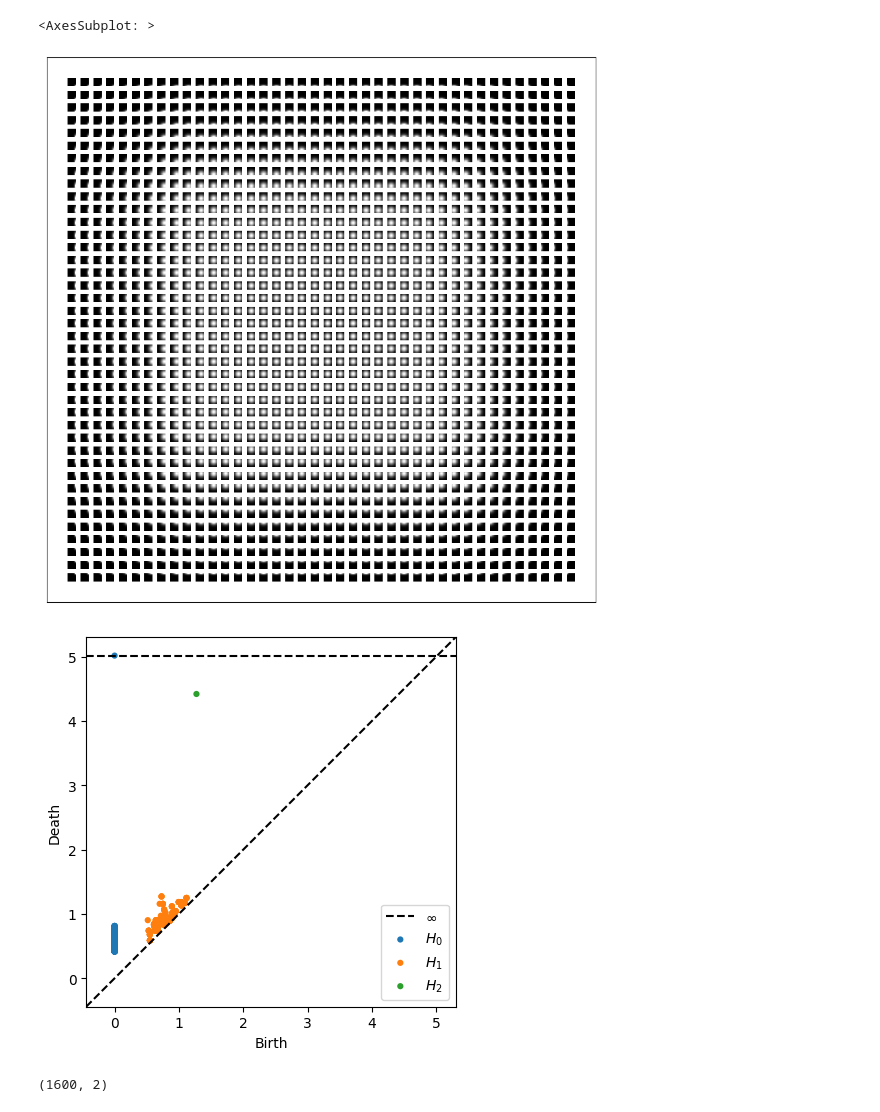
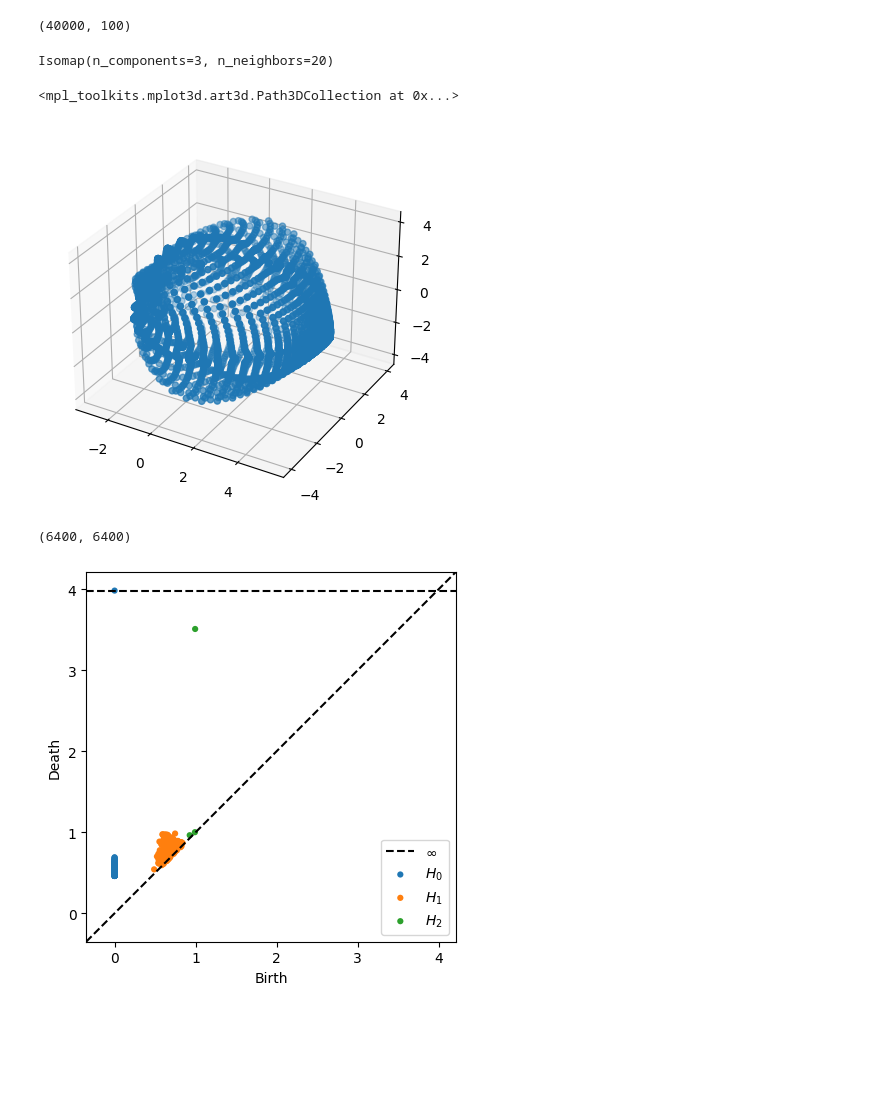
Before and after one commit to mtsch/DREiMac, a Jupyter notebook: docs/notebooks/movingDot.ipynb, the cells around one changed output. Cells and saved outputs as stored; diff of their text form; code cells hidden in the pictures; blank space fills up the shorter version.

```diff
--- a/docs/notebooks/movingDot.ipynb
+++ b/docs/notebooks/movingDot.ipynb
@@ -12,21 +15,40 @@ from persim import plot_diagrams
 # %%
-P = GeometryExamples.moving_dot(40)
+P = GeometryExamples.moving_dot(200, sigma=2)
 
-plt.figure(figsize=(12,12))
-PlotUtils.plot_patches(P, zoom=1)
+#plt.figure(figsize=(12,12))
+#PlotUtils.plot_patches(P, zoom=1)
-# %% [output]
-<AxesSubplot: >
-[figure, removed]
+# %%
+P.shape
+# %% [output]
+(40000, 100)
+# %%
+from sklearn.manifold import Isomap
+embedding = Isomap(n_components=3, n_neighbors=20)
+embedding.fit(P)
+X_transformed = embedding.fit_transform(P)
+# %% [output]
+Isomap(n_components=3, n_neighbors=20)
+# %%
+import matplotlib.pyplot as plt
+fig = plt.figure()
+ax = plt.axes(projection='3d')
+ax.scatter3D(X_transformed[:,0], X_transformed[:,1], X_transformed[:,2],s=20)
+# %% [output]
+<mpl_toolkits.mplot3d.art3d.Path3DCollection at 0x...>
+[figure, added]
+# %%
+embedding.dist_matrix_.shape
+# %% [output]
+(6400, 6400)
 # %%
-cpc = ComplexProjectiveCoords(P, n_landmarks=300)
+#cpc = ComplexProjectiveCoords(embedding.dist_matrix_, n_landmarks=300, distance_matrix=True)
+cpc = ComplexProjectiveCoords(P, n_landmarks=400)
 
 fig = plt.figure()
 plot_diagrams(cpc.dgms_)
 # %% [output]
-[figure, old version]
+[figure, new version]
 # %%
-coords = cpc.get_coordinates(perc=0.3, partunity_fn=PartUnity.exp)
-print(coords.shape)
+coords = cpc.get_coordinates(perc=0.9, proj_dim=1, cocycle_idx=0)#, partunity_fn=PartUnity.exp)
+#print(coords.shape)
 coords_R3 = ProjectiveMapUtils.hopf_map(coords)
-# %% [output]
-(1600, 2)
```
Also changed, not shown: parts of 6 cells of this notebook, 5 other files.
